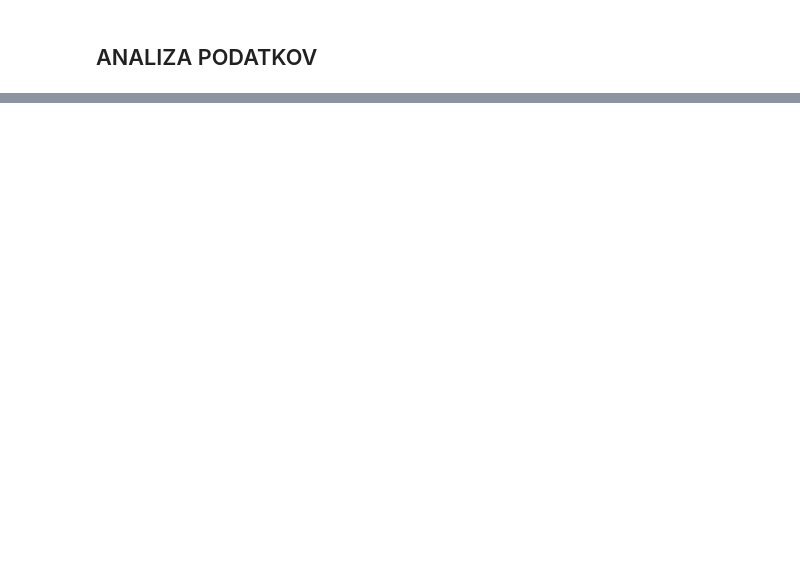
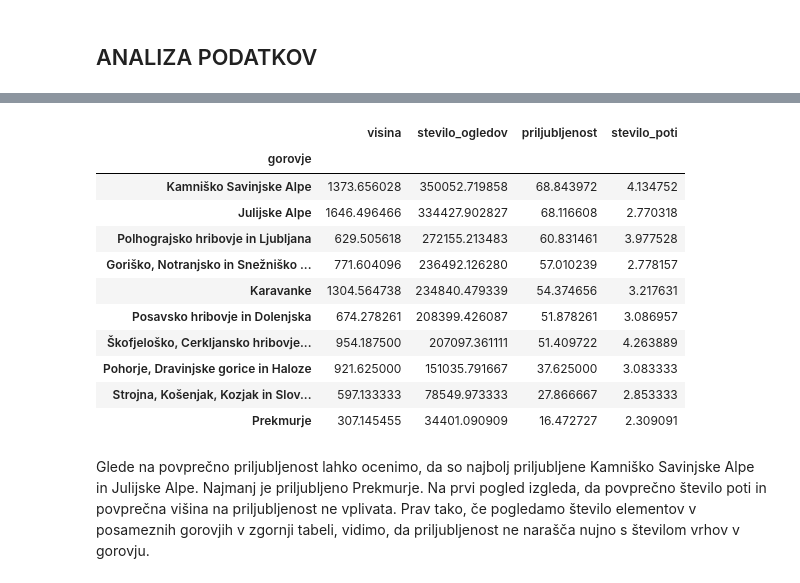
Before and after one commit to MancaMurn/Priljubljenost_slovenskih_gora, a Jupyter notebook: analiza.ipynb, the cells around one changed output, grey strips where cells are left out. Drawn from its saved outputs; the diff is of its cells as text; code cells hidden in the pictures; blank space fills up the shorter version.

```diff
--- a/analiza.ipynb
+++ b/analiza.ipynb
@@ -148,0 +149,18 @@ In nazadnje jih je namesto 74 le 50 v Strojni, Košenjaku, Kozjaku in Slovenskih
+# %%
+povprečne_vrednosti_po_gorovjih = hribi.groupby('gorovje').mean()
+povprečne_vrednosti_po_gorovjih.sort_values(['priljubljenost', 'stevilo_ogledov'], ascending=[False, False])
+# %% [output]
+|  | visina | stevilo_ogledov | priljubljenost | stevilo_poti |
+| gorovje |  |  |  |  |
+| Kamniško Savinjske Alpe | 1373.656028 | 350052.719858 | 68.843972 | 4.134752 |
+| Julijske Alpe | 1646.496466 | 334427.902827 | 68.116608 | 2.770318 |
+| Polhograjsko hribovje in Ljubljana | 629.505618 | 272155.213483 | 60.831461 | 3.977528 |
+| Goriško, Notranjsko in Snežniško ... | 771.604096 | 236492.126280 | 57.010239 | 2.778157 |
+| Karavanke | 1304.564738 | 234840.479339 | 54.374656 | 3.217631 |
+| Posavsko hribovje in Dolenjska | 674.278261 | 208399.426087 | 51.878261 | 3.086957 |
+| Škofjeloško, Cerkljansko hribovje... | 954.187500 | 207097.361111 | 51.409722 | 4.263889 |
+| Pohorje, Dravinjske gorice in Haloze | 921.625000 | 151035.791667 | 37.625000 | 3.083333 |
+| Strojna, Košenjak, Kozjak in Slov... | 597.133333 | 78549.973333 | 27.866667 | 2.853333 |
+| Prekmurje | 307.145455 | 34401.090909 | 16.472727 | 2.309091 |
+# %% [markdown]
+Glede na povprečno priljubljenost lahko ocenimo, da so najbolj priljubljene Kamniško Savinjske Alpe in Julijske Alpe. Najmanj je priljubljeno Prekmurje. Na prvi pogled izgleda, da povprečno število poti in povprečna višina na priljubljenost ne vplivata. Prav tako, če pogledamo število elementov v posameznih gorovjih v zgornji tabeli, vidimo, da priljubljenost ne narašča nujno s številom vrhov v gorovju.
```
Also changed, not shown: parts of 39 cells of this notebook.
